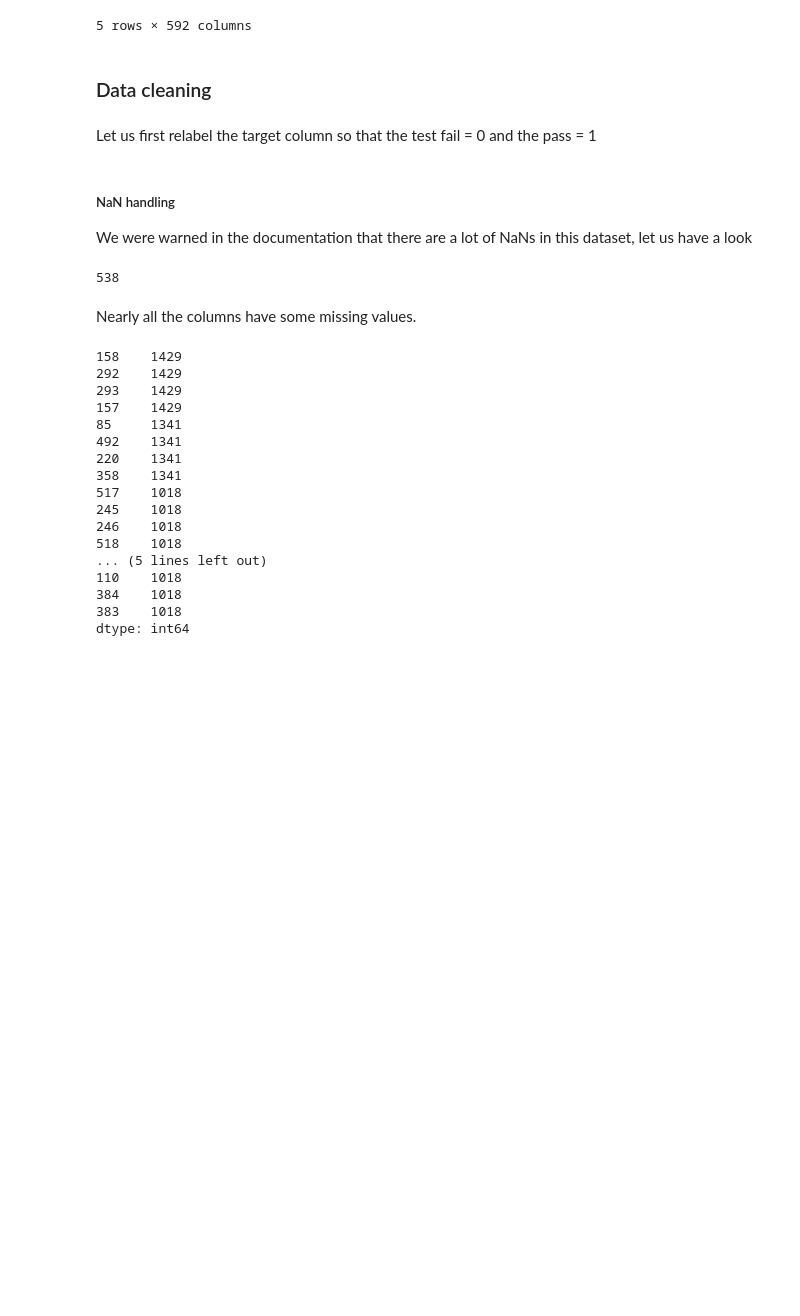
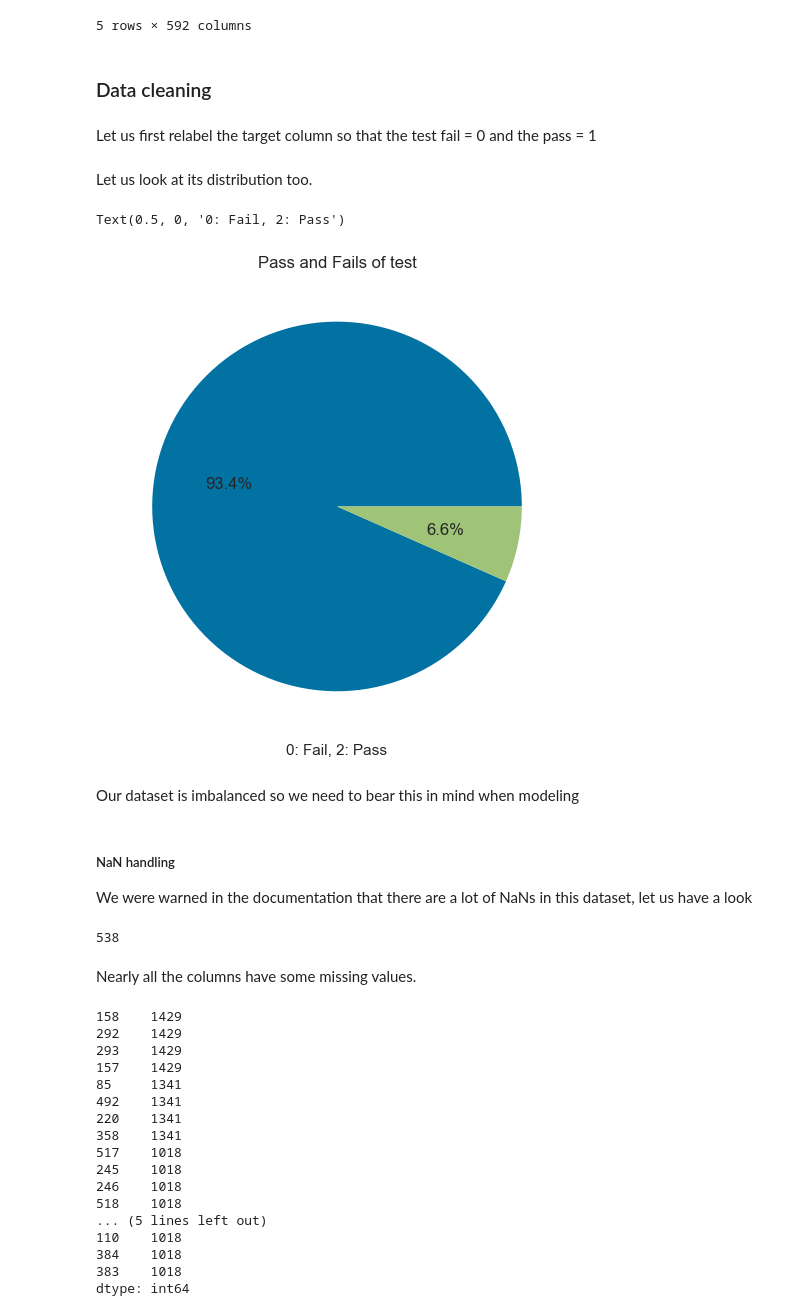
Before and after one commit to DimitriyDashinov/Dimension-reduction-and-Feature-selection, a Jupyter notebook: Semi-conductor dimesion reduction.ipynb, the cells around one changed output. Drawn from its saved outputs; the diff is of its cells as text; code cells hidden in the pictures; blank space fills up the shorter version.

```diff
--- a/Semi-conductor dimesion reduction.ipynb
+++ b/Semi-conductor dimesion reduction.ipynb
@@ -51,6 +70,18 @@ df.head()
 Let us first relabel the target column so that the test fail = 0 and the pass = 1
 # %%
 df['Pass/Fail'] = df['Pass/Fail'].replace(to_replace=[-1,1], value=[1,0])
+# %% [markdown]
+Let us look at its distribution too.
+# %%
+plt.figure(figsize=(10,6))
+plt.pie(df['Pass/Fail'].value_counts(),autopct='%1.1f%%')
+plt.title("Pass and Fails of test")
+plt.xlabel('0: Fail, 2: Pass')
+# %% [output]
+Text(0.5, 0, '0: Fail, 2: Pass')
+[figure, added]
+# %% [markdown]
+Our dataset is imbalanced so we need to bear this in mind when modeling
 # %% [markdown]
 ##### NaN handling
 We were warned in the documentation that there are a lot of NaNs in this dataset, let us have a look
```
Also changed, not shown: parts of 128 cells of this notebook, 4 other files.
